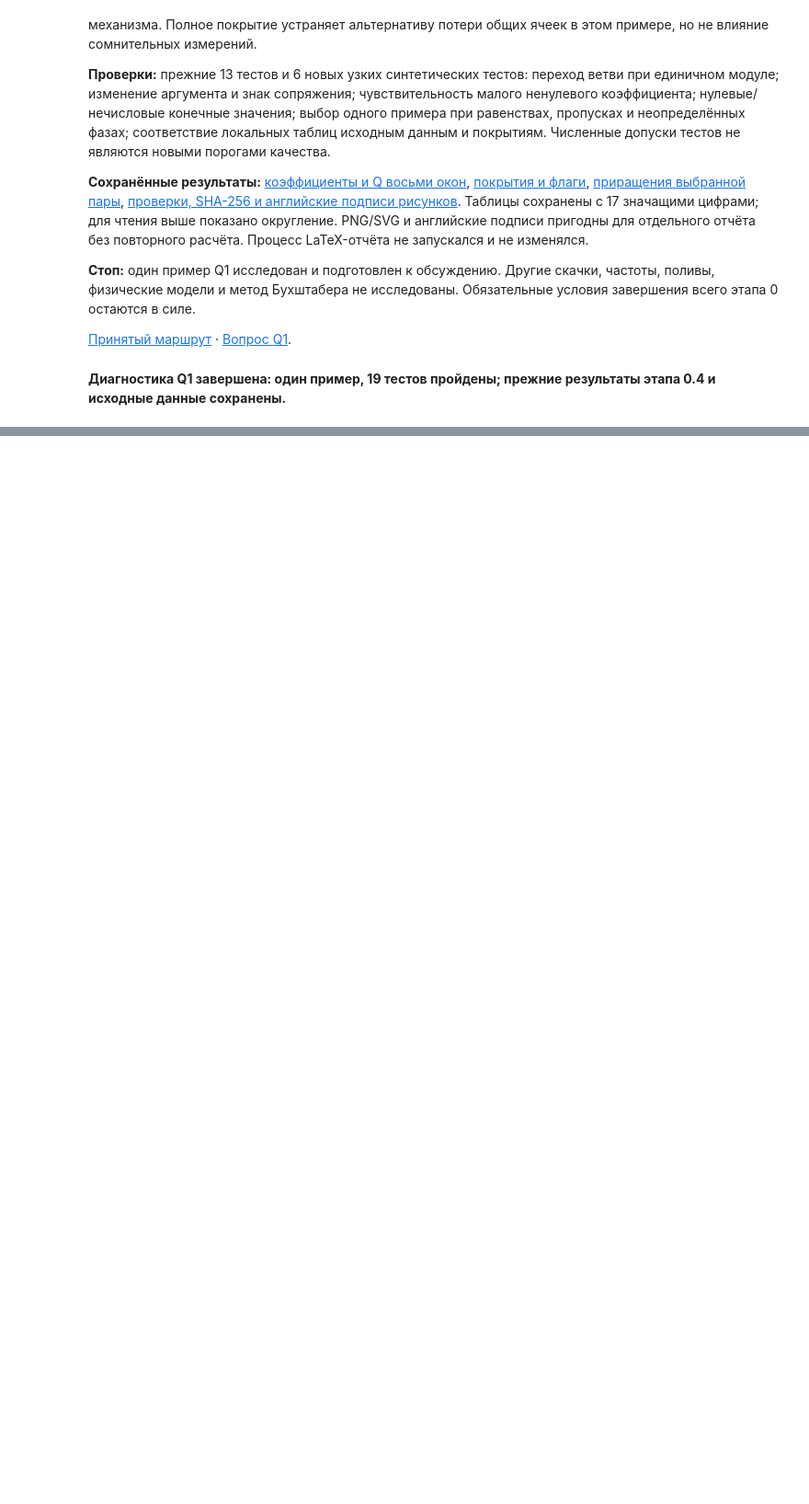
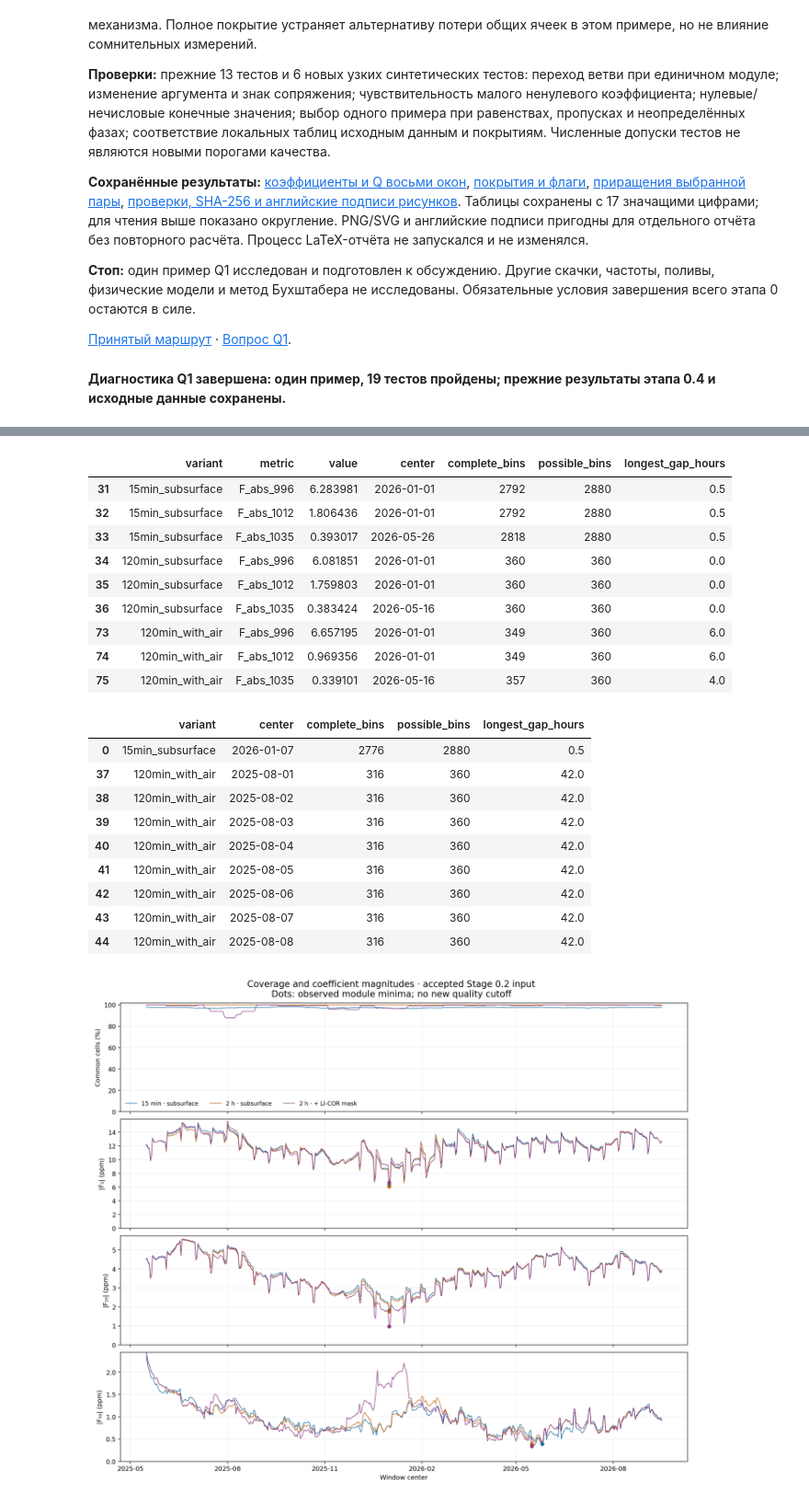
Before and after one commit to DimitriBolt/CO2Flux, a Jupyter notebook: Project_description/Research_log/00_preliminary_fourier_phases.ipynb, the cells around one changed output, grey strips where cells are left out. Shown at 92% size. Saved outputs shown, nothing was run; the diff lists cells and outputs as text; code cells hidden in the pictures; blank space fills up the shorter version.

```diff
--- a/Project_description/Research_log/00_preliminary_fourier_phases.ipynb
+++ b/Project_description/Research_log/00_preliminary_fourier_phases.ipynb
@@ -424,0 +538,28 @@ display(Markdown('**Диагностика Q1 завершена: один пр
+# %%
+display(grid_extrema.loc[grid_extrema.metric.str.startswith('F_abs'),
+    ['variant', 'metric', 'value', 'center', 'complete_bins', 'possible_bins', 'longest_gap_hours']].round(6))
+display(grid_extrema.loc[grid_extrema.metric.eq('coverage_fraction'),
+    ['variant', 'center', 'complete_bins', 'possible_bins', 'longest_gap_hours']])
+show_image('grid_resolution/grid_context.png', 1400)
+# %% [output]
+|  | variant | metric | value | center | complete_bins | possible_bins | longest_gap_hours |
+| 31 | 15min_subsurface | F_abs_996 | 6.283981 | 2026-01-01 | 2792 | 2880 | 0.5 |
+| 32 | 15min_subsurface | F_abs_1012 | 1.806436 | 2026-01-01 | 2792 | 2880 | 0.5 |
+| 33 | 15min_subsurface | F_abs_1035 | 0.393017 | 2026-05-26 | 2818 | 2880 | 0.5 |
+| 34 | 120min_subsurface | F_abs_996 | 6.081851 | 2026-01-01 | 360 | 360 | 0.0 |
+| 35 | 120min_subsurface | F_abs_1012 | 1.759803 | 2026-01-01 | 360 | 360 | 0.0 |
+| 36 | 120min_subsurface | F_abs_1035 | 0.383424 | 2026-05-16 | 360 | 360 | 0.0 |
+| 73 | 120min_with_air | F_abs_996 | 6.657195 | 2026-01-01 | 349 | 360 | 6.0 |
+| 74 | 120min_with_air | F_abs_1012 | 0.969356 | 2026-01-01 | 349 | 360 | 6.0 |
+| 75 | 120min_with_air | F_abs_1035 | 0.339101 | 2026-05-16 | 357 | 360 | 4.0 |
+|  | variant | center | complete_bins | possible_bins | longest_gap_hours |
+| 0 | 15min_subsurface | 2026-01-07 | 2776 | 2880 | 0.5 |
+| 37 | 120min_with_air | 2025-08-01 | 316 | 360 | 42.0 |
+| 38 | 120min_with_air | 2025-08-02 | 316 | 360 | 42.0 |
+| 39 | 120min_with_air | 2025-08-03 | 316 | 360 | 42.0 |
+| 40 | 120min_with_air | 2025-08-04 | 316 | 360 | 42.0 |
+| 41 | 120min_with_air | 2025-08-05 | 316 | 360 | 42.0 |
+| 42 | 120min_with_air | 2025-08-06 | 316 | 360 | 42.0 |
+| 43 | 120min_with_air | 2025-08-07 | 316 | 360 | 42.0 |
+| 44 | 120min_with_air | 2025-08-08 | 316 | 360 | 42.0 |
+[figure, added]
```
Also changed, not shown: parts of 13 cells of this notebook, 19 other files.
